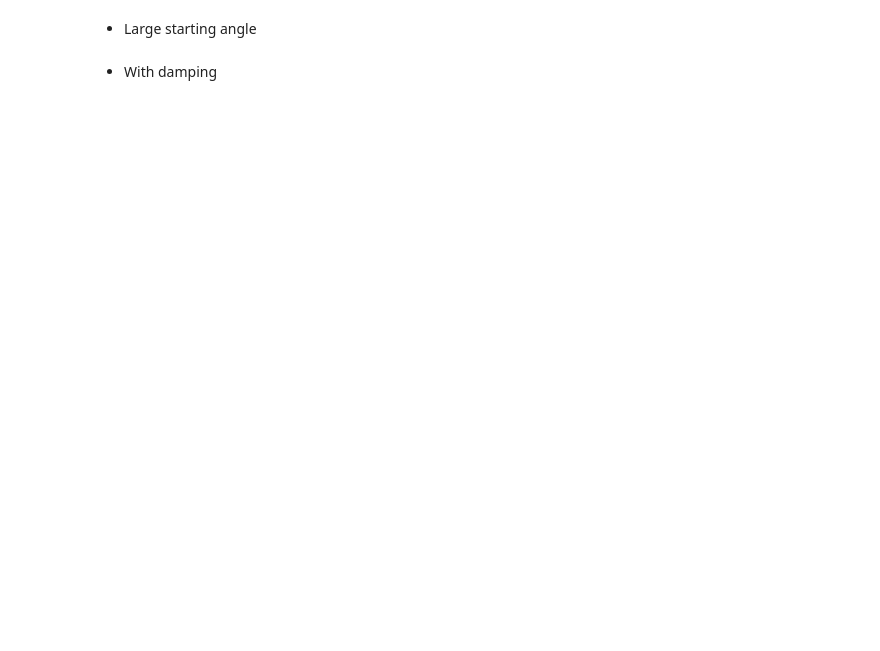
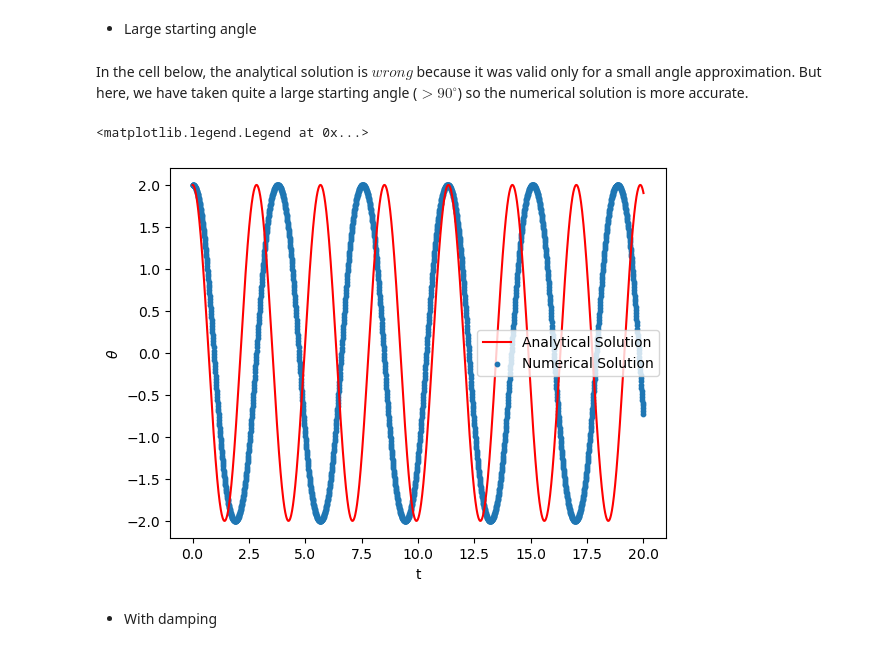
Before and after one commit to sage2003/Scientific-Computation-Udemy, a Jupyter notebook: Differential Equations.ipynb, the cells around one changed output. Saved outputs shown, nothing was run; the diff lists cells and outputs as text; code cells hidden in the pictures; blank space fills up the shorter version.

```diff
--- a/Differential Equations.ipynb
+++ b/Differential Equations.ipynb
@@ -219,4 +340,40 @@ For small angles \\( \theta\ll 1 \\) and without damping b = 0, we have
 # %% [markdown]
 - Large starting angle
+# %%
+#Pendulum Geometry
+l = 2
+c = 9.81/l
+
+# Damping
+b = 0
+
+def f_ODE(t, theta0, theta1):
+    return -b*theta1 - c*np.sin(theta0)
+
+t0 = 0
+theta00 = 2.0
+theta10 = 0
+nmax = 2000
+h = 0.01
+
+solution = eulerODE2(f_ODE, t0, theta00, theta10, nmax, h)
+# %% [markdown]
+In the cell below, the analytical solution is $wrong$ because it was valid only for a small angle approximation. But here, we have taken quite a large starting angle ($> 90^{\circ}$) so the numerical solution is more accurate.
+# %%
+test_t = np.linspace(0, nmax*h, nmax)
+test_theta = theta00*np.cos(np.sqrt(9.81/l)*test_t)
+
+plt.xlabel("t")
+plt.ylabel(r"$\theta$")
+
+plt.plot(test_t, test_theta, 'red', label="Analytical Solution")
+
+plt.scatter(solution[0], solution[1], s=10, label="Numerical Solution")
+#plt.plot(solution[0], solution[2], 'orange',label="Velocity")
+
+plt.legend()
+# %% [output]
+<matplotlib.legend.Legend at 0x...>
+[figure, added]
 # %% [markdown]
 - With damping
```
Also changed, not shown: parts of 37 cells of this notebook, 3 other files.
